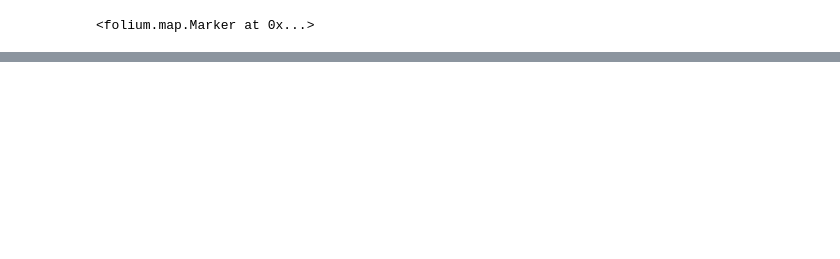
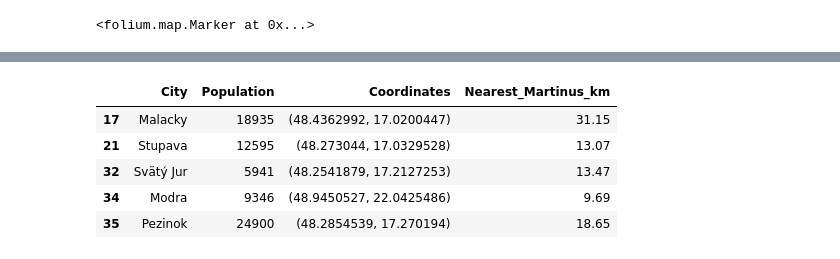
Before and after one commit to MarekFilo/Martinus-Knihkupectva-Analyza, a Jupyter notebook: main.ipynb, the cells around one changed output, grey strips where cells are left out. Drawn from its saved outputs; the diff is of its cells as text; code cells hidden in the pictures; blank space fills up the shorter version.

```diff
--- a/main.ipynb
+++ b/main.ipynb
@@ -215,0 +253,7 @@ add_marker_to_map(df_cities_w_libraries["Coordinates"], "red", map_slovakia)
+# %%
+min_population_index = df_cities_w_Martinus["Population"].idxmin()
+
+
+min_population_city = df_cities_w_Martinus.loc[min_population_index]
+
+f"{min_population_city['City']} is the smallest city ({min_population_city['Population']}) with Martinus"
@@ -215,0 +262,10 @@ add_marker_to_map(df_cities_w_libraries["Coordinates"], "red", map_slovakia)
+# %%
+df_cities_wo_Martinus = df_cities[~df_cities["City"].isin(martinus_cities_clean)]
+df_cities_wo_Martinus = df_cities_wo_Martinus[
+    df_cities_wo_Martinus["Population"] > min_population_city["Population"]
+]
+
+print(
+    f"{df_cities_wo_Martinus.shape[0]} cities are bigger than Ilava and do not have Martinus"
+)
+df_cities_wo_Martinus.sort_values("Population", ascending=False).head()
@@ -215,0 +280,6 @@ add_marker_to_map(df_cities_w_libraries["Coordinates"], "red", map_slovakia)
+# %%
+df_cities_wo_Martinus["Coordinates"] = df_cities_wo_Martinus["City"].apply(
+    get_coordinates_for_city
+)
+
+df_cities_wo_Martinus.head()
@@ -215,0 +293,21 @@ add_marker_to_map(df_cities_w_libraries["Coordinates"], "red", map_slovakia)
+# %%
+df_cities_wo_Martinus["Nearest_Martinus_km"] = df_cities_wo_Martinus.apply(
+    lambda row: min(
+        haversine_distance(row["Coordinates"], lib_row["Coordinates"])
+        for _, lib_row in df_cities_w_Martinus.iterrows()
+    ),
+    axis=1,
+)
+
+df_cities_wo_Martinus["Nearest_Martinus_km"] = df_cities_wo_Martinus[
+    "Nearest_Martinus_km"
+].round(2)
+
+df_cities_wo_Martinus.head(5)
+# %% [output]
+|  | City | Population | Coordinates | Nearest_Martinus_km |
+| 17 | Malacky | 18935 | (48.4362992, 17.0200447) | 31.15 |
+| 21 | Stupava | 12595 | (48.273044, 17.0329528) | 13.07 |
+| 32 | Svätý Jur | 5941 | (48.2541879, 17.2127253) | 13.47 |
+| 34 | Modra | 9346 | (48.9450527, 22.0425486) | 9.69 |
+| 35 | Pezinok | 24900 | (48.2854539, 17.270194) | 18.65 |
```
Also changed, not shown: parts of 21 cells of this notebook, 1 other file.
